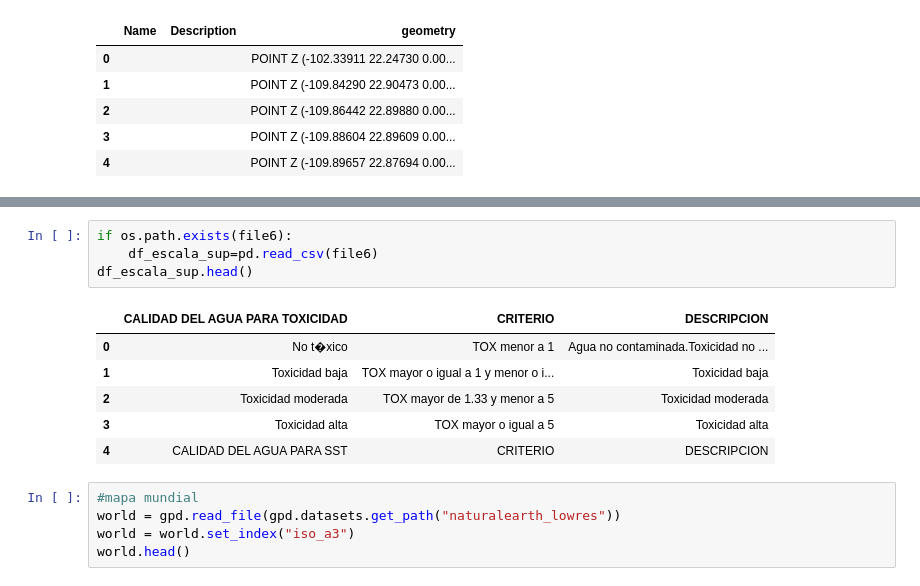
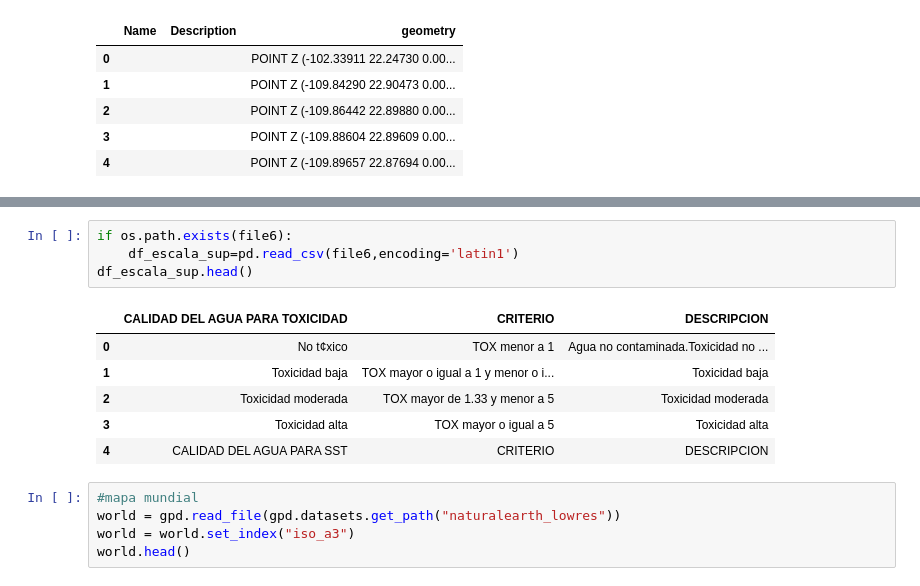
Before and after one commit to PosgradoMNA/actividades-del-projecto-equipo-61, a Jupyter notebook: reto_1/reto1.ipynb, the cells around one changed output, grey strips where cells are left out. Cells and saved outputs as stored; diff of their text form.

```diff
--- a/reto_1/reto1.ipynb
+++ b/reto_1/reto1.ipynb
@@ -96,11 +97,11 @@ df_escala_sub.head()
 | 4 | Fuertemente contaminada | COLI_FEC mayor de 10000 | Aguas con fuerte contaminacion ba... |
 # %%
 if os.path.exists(file6):
-    df_escala_sup=pd.read_csv(file6)
+    df_escala_sup=pd.read_csv(file6,encoding='latin1')
 df_escala_sup.head()
 # %% [output]
 |  | CALIDAD DEL AGUA PARA TOXICIDAD | CRITERIO | DESCRIPCION |
-| 0 | No t�xico | TOX menor a 1 | Agua no contaminada.Toxicidad no ... |
+| 0 | No t¢xico | TOX menor a 1 | Agua no contaminada.Toxicidad no ... |
 | 1 | Toxicidad baja | TOX mayor o igual a 1 y menor o i... | Toxicidad baja |
 | 2 | Toxicidad moderada | TOX mayor de 1.33 y menor a 5 | Toxicidad moderada |
 | 3 | Toxicidad alta | TOX mayor o igual a 5 | Toxicidad alta |
```
Also changed, not shown: parts of 26 cells of this notebook.
